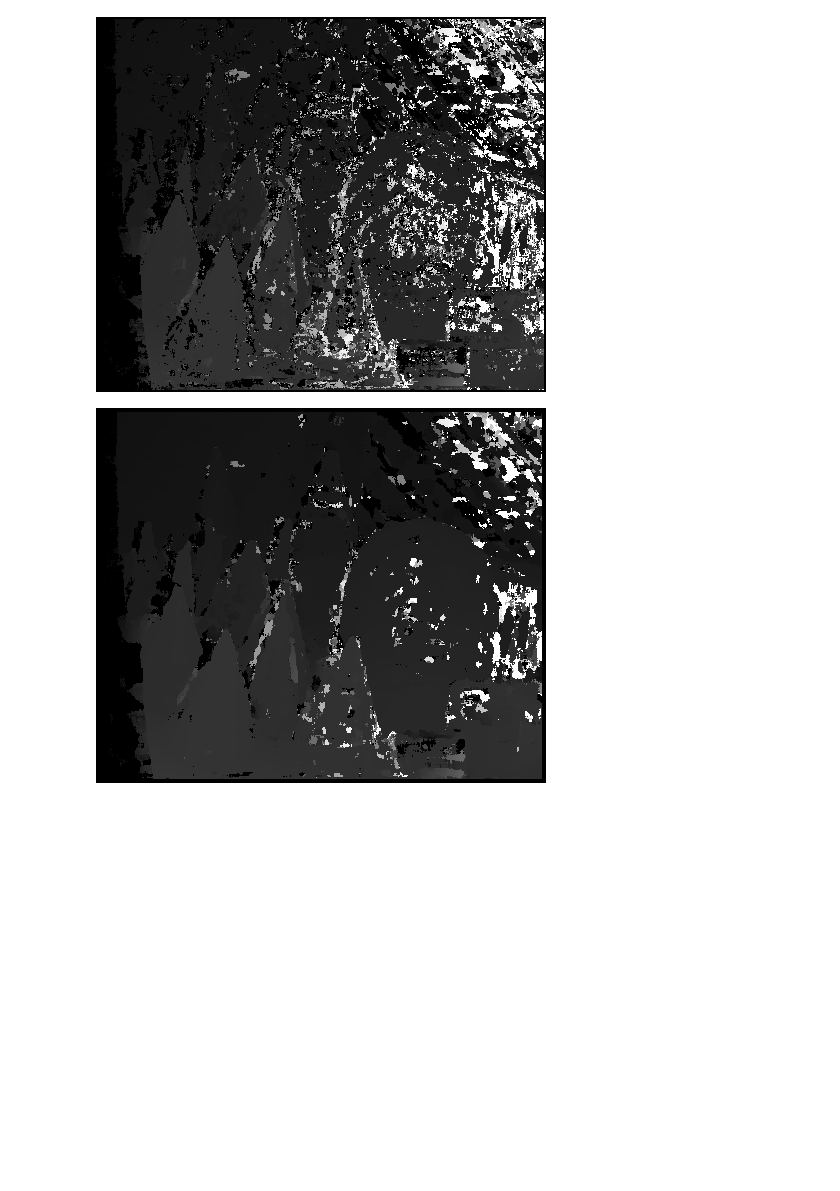
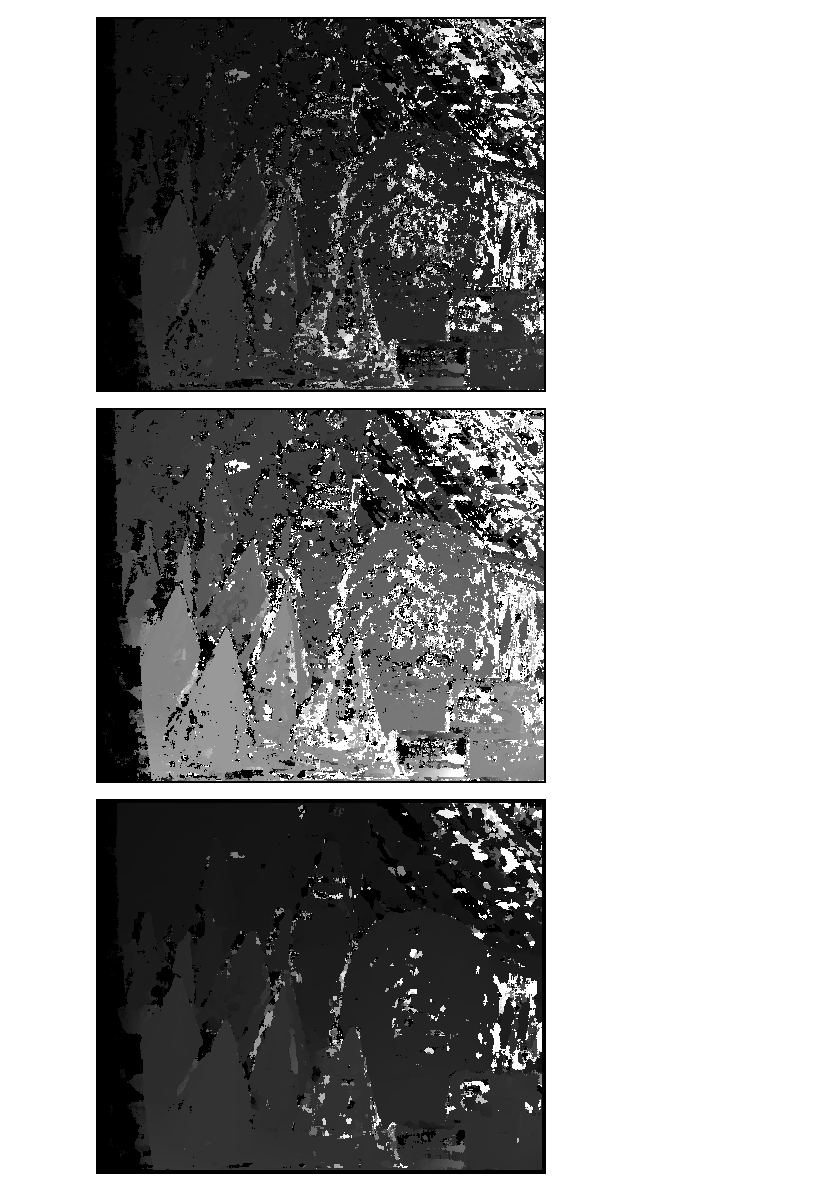
Before and after one commit to shehabKhamis/stereoVision, a Jupyter notebook: blockMatching.ipynb, the cells around one changed output. Drawn from its saved outputs; the diff is of its cells as text; code cells hidden in the pictures; blank space fills up the shorter version.

```diff
--- a/blockMatching.ipynb
+++ b/blockMatching.ipynb
@@ -116,6 +121,11 @@ outputSSD5=block_matching(img1,img2,5,"SSD")
 cv2_imshow(outputSSD5)
 # %% [output]
 [figure]
+# %%
+#multiply SSD5 by a scalar for better visualization
+cv2_imshow(outputSSD5*3)
+# %% [output]
+[figure, added]
 # %%
 outputSSD9=block_matching(img1,img2,9,"SSD")
 cv2_imshow(outputSSD9)
```
Also changed, not shown: parts of 2 cells of this notebook.
